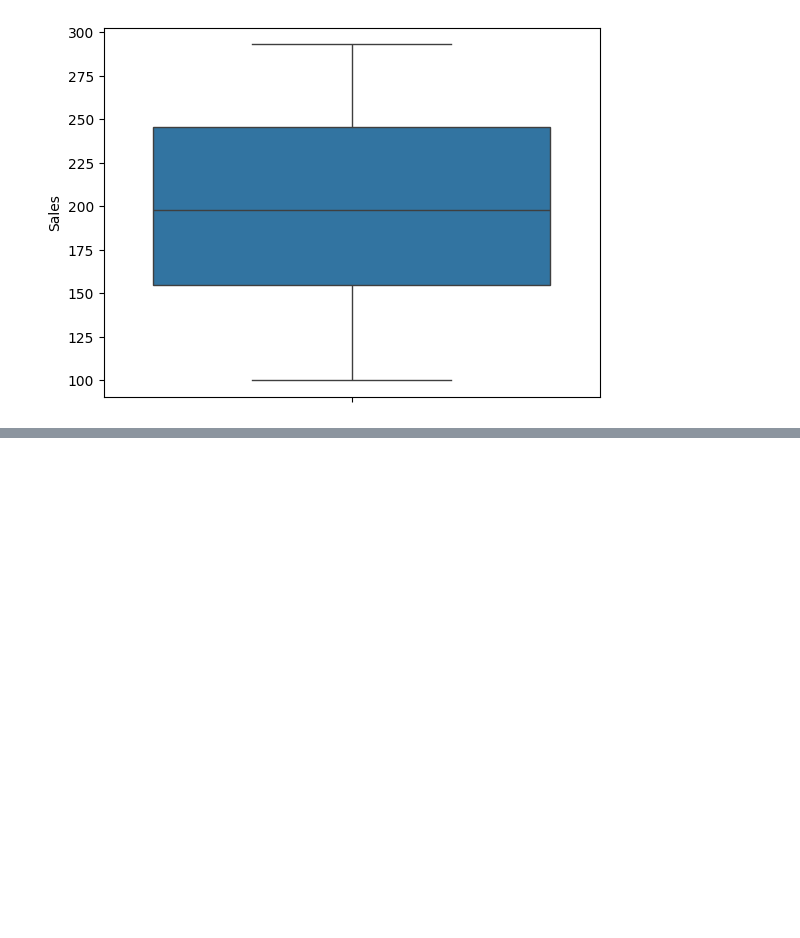
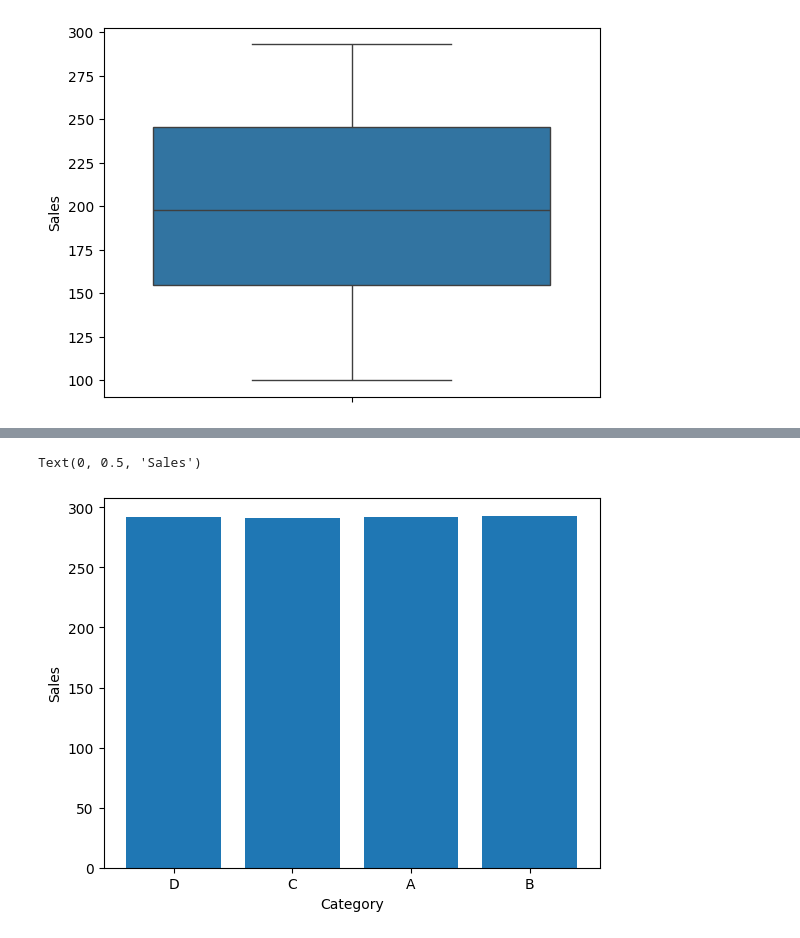
Before and after one commit to Akhil9648/Python, a Jupyter notebook: Python For AI(College)/Matplotlib.ipynb, the cells around one changed output, grey strips where cells are left out. Drawn from its saved outputs; the diff is of its cells as text; code cells hidden in the pictures; blank space fills up the shorter version.

```diff
--- a/Python For AI(College)/Matplotlib.ipynb
+++ b/Python For AI(College)/Matplotlib.ipynb
@@ -81,0 +100,7 @@ sns.boxplot(df['Sales'])
+# %%
+plt.bar(df['Category'],df['Sales'])
+plt.xlabel("Category")
+plt.ylabel("Sales")
+# %% [output]
+Text(0, 0.5, 'Sales')
+[figure, added]
```
Also changed, not shown: parts of 2 cells of this notebook.
